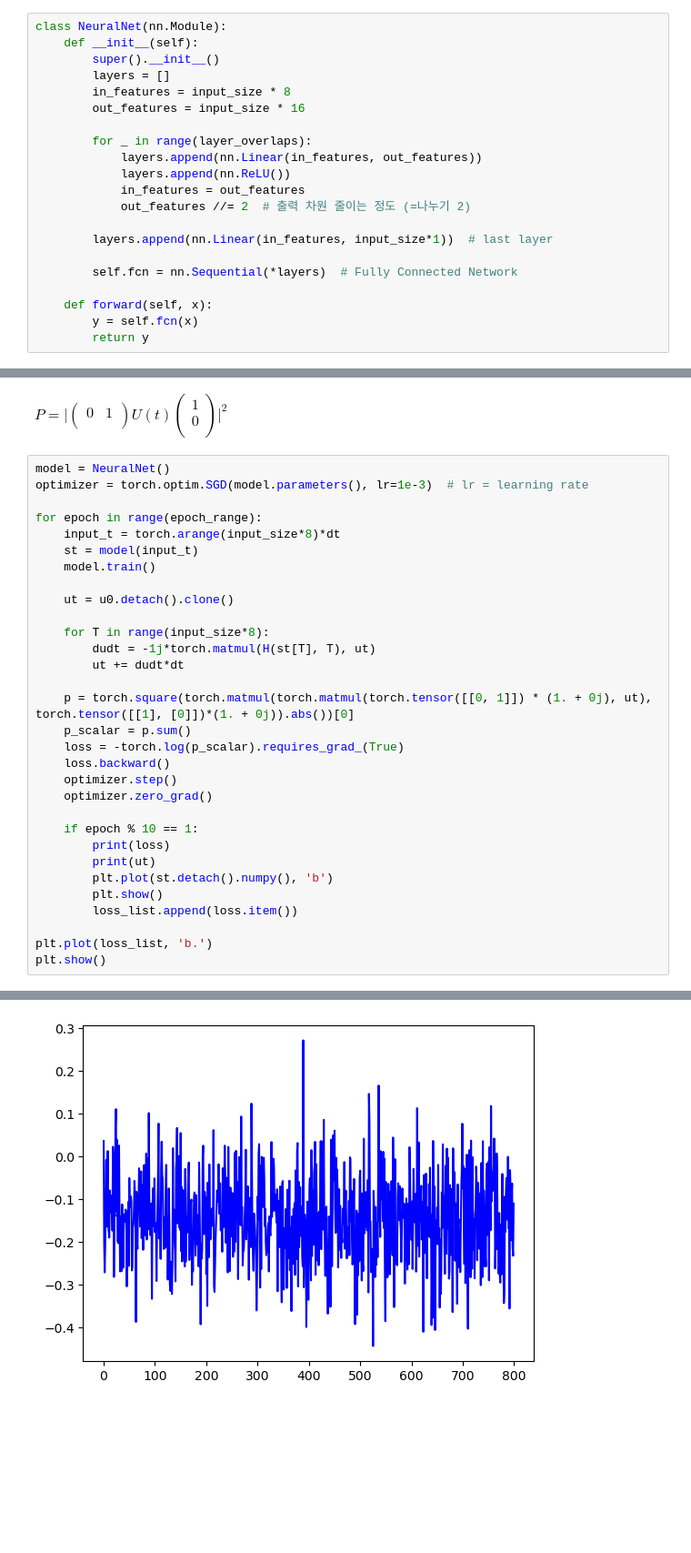
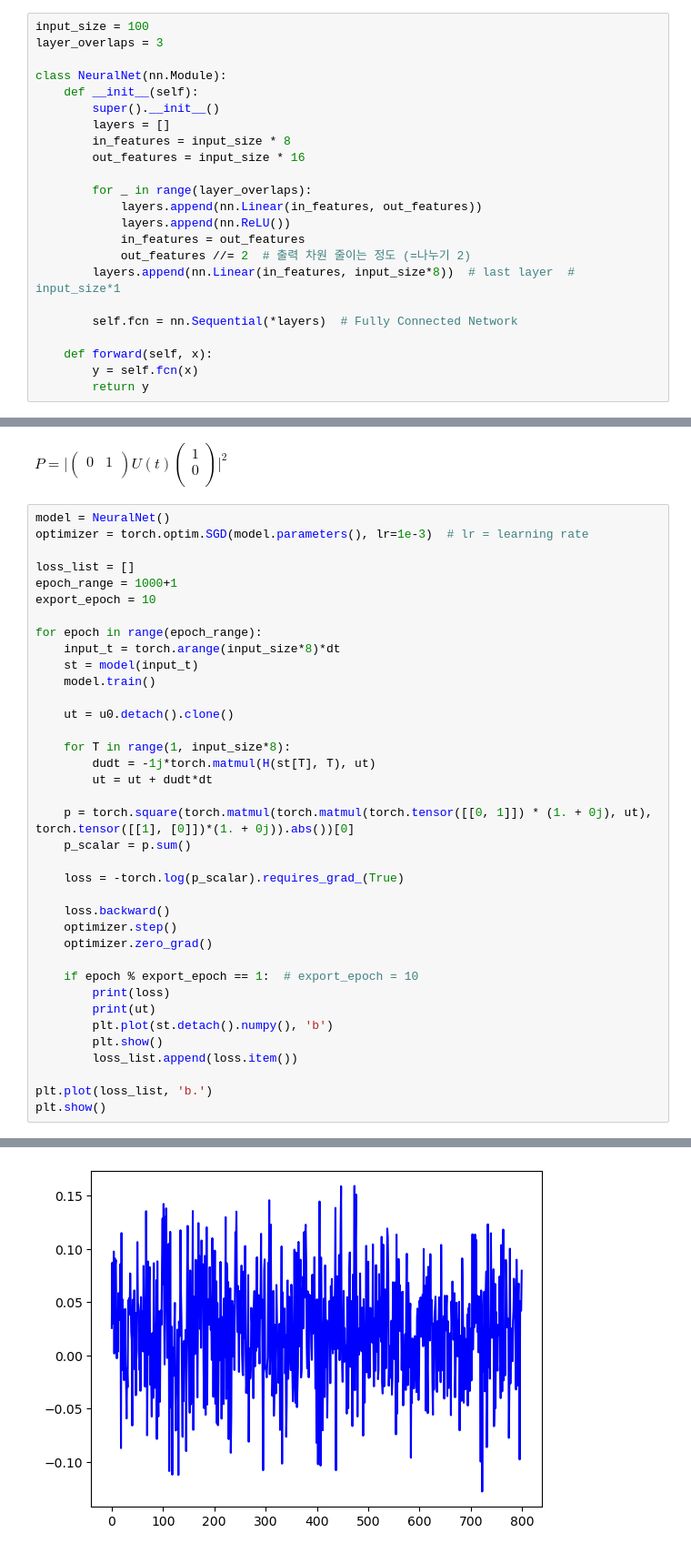
Before and after one commit to Shihyeon/MathematicalPhysicsAI, a Jupyter notebook: Finals_ReinforcementLearning.ipynb, the cells around one changed output, grey strips where cells are left out. Shown at 91% size. Drawn from its saved outputs; the diff is of its cells as text; blank space fills up the shorter version.

```diff
--- a/Finals_ReinforcementLearning.ipynb
+++ b/Finals_ReinforcementLearning.ipynb
@@ -65,6 +55,9 @@ def H(s_t, T):
                                            [torch.exp(torch.tensor(-1j * (dw*t + phi))), 0]])
     return y
 # %%
+input_size = 100
+layer_overlaps = 3
+
 class NeuralNet(nn.Module):
     def __init__(self):
         super().__init__()
@@ -77,8 +70,7 @@ class NeuralNet(nn.Module):
             layers.append(nn.ReLU())
             in_features = out_features
             out_features //= 2  # 출력 차원 줄이는 정도 (=나누기 2)
-
-        layers.append(nn.Linear(in_features, input_size*1))  # last layer
+        layers.append(nn.Linear(in_features, input_size*8))  # last layer  # input_size*1
 
         self.fcn = nn.Sequential(*layers)  # Fully Connected Network
 
@@ -116,6 +93,10 @@ $
 # %%
 model = NeuralNet()
 optimizer = torch.optim.SGD(model.parameters(), lr=1e-3)  # lr = learning rate
+
+loss_list = []
+epoch_range = 1000+1
+export_epoch = 10
 
 for epoch in range(epoch_range):
     input_t = torch.arange(input_size*8)*dt
@@ -124,18 +105,20 @@ for epoch in range(epoch_range):
 
     ut = u0.detach().clone()
 
-    for T in range(input_size*8):
+    for T in range(1, input_size*8):
         dudt = -1j*torch.matmul(H(st[T], T), ut)
-        ut += dudt*dt
+        ut = ut + dudt*dt
 
     p = torch.square(torch.matmul(torch.matmul(torch.tensor([[0, 1]]) * (1. + 0j), ut), torch.tensor([[1], [0]])*(1. + 0j)).abs())[0]
     p_scalar = p.sum()
+
     loss = -torch.log(p_scalar).requires_grad_(True)
+
     loss.backward()
     optimizer.step()
     optimizer.zero_grad()
 
-    if epoch % 10 == 1:
+    if epoch % export_epoch == 1:  # export_epoch = 10
         print(loss)
         print(ut)
         plt.plot(st.detach().numpy(), 'b')
@@ -151 +138 @@ tensor(5.7033, grad_fn=<NegBackward0>)
-[figure, old version]
+[figure, new version]
```
Also changed, not shown: parts of 5 cells of this notebook.
